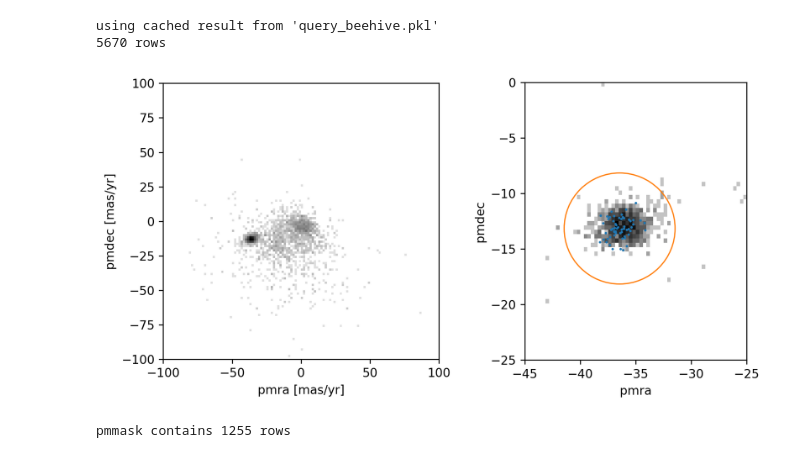
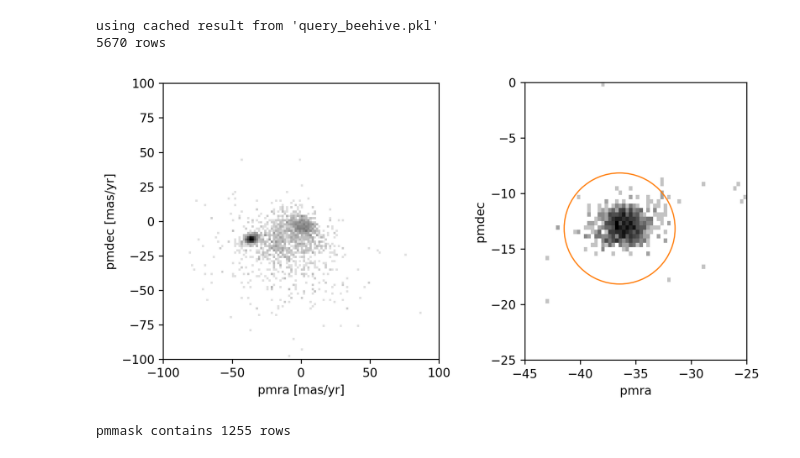
Before and after one commit to smoh/gaia-k2-clusters, a Jupyter notebook: Beehive.ipynb, the cells around one changed output. Cells and saved outputs as stored; diff of their text form; code cells hidden in the pictures.

```diff
--- a/Beehive.ipynb
+++ b/Beehive.ipynb
@@ -35,21 +35,20 @@ using cached result from 'query_beehive.pkl'
 # %%
 fig, (ax0, ax) = plt.subplots(1, 2, figsize=(8,4))
 
 ax0.set_aspect('equal')
 ax0.hist2d(d.pmra, d.pmdec, bins=128, norm=colors.LogNorm(),
            range=((-100,100),(-100,100)), cmap='gray_r')
 
 ax.set_aspect('equal')
 ax.hist2d(d.pmra, d.pmdec, bins=64, norm=colors.LogNorm(), range=((-45,-25), (-25,0)), cmap='gray_r');
-ax.scatter(g.pmra, g.pmdec, s=1)
 ax.add_artist(patches.Circle((pmra_median, pmdec_median), radius=5,
                              facecolor='None', edgecolor='tab:orange', lw=1))
 ax.set_xlabel('pmra')
 ax.set_ylabel('pmdec');
 for curax in (ax0,ax0):
     curax.set_xlabel('pmra [mas/yr]')
     curax.set_ylabel('pmdec [mas/yr]')
 fig.tight_layout()
 # %% [output]
-[figure, old version]
+[figure, new version]
 # %%
```
Also changed, not shown: parts of 4 cells of this notebook, 1 other file.
